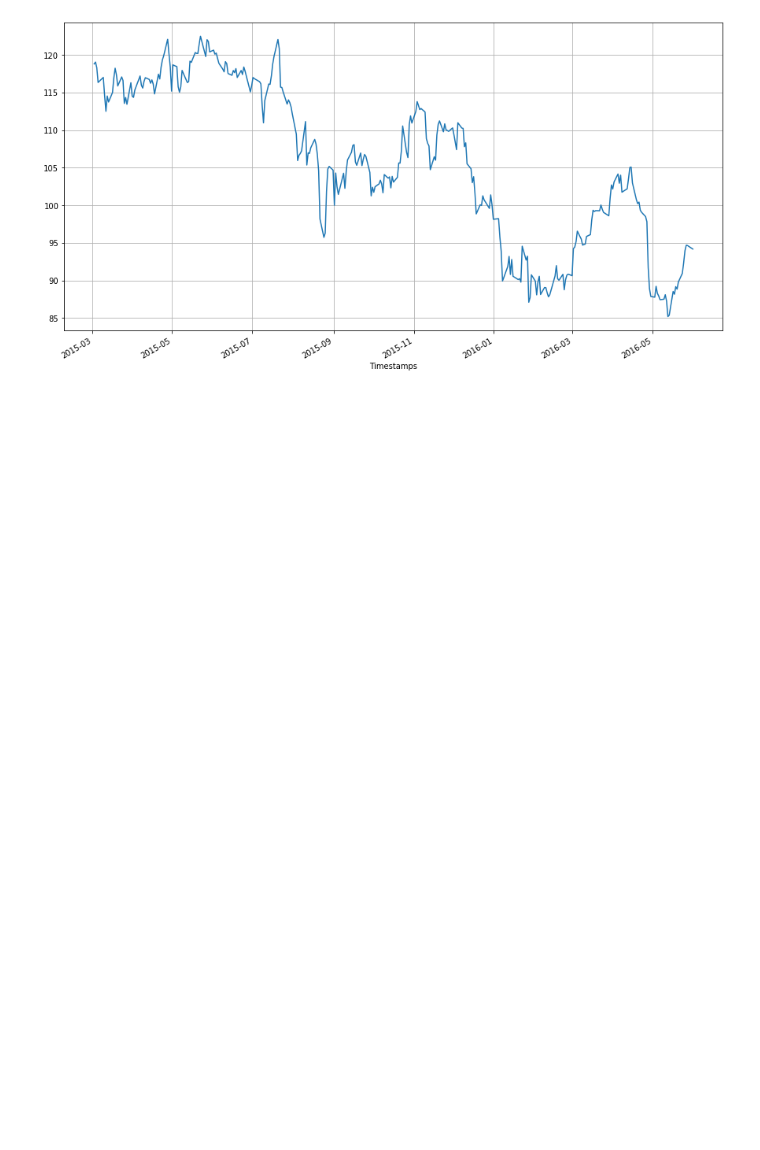
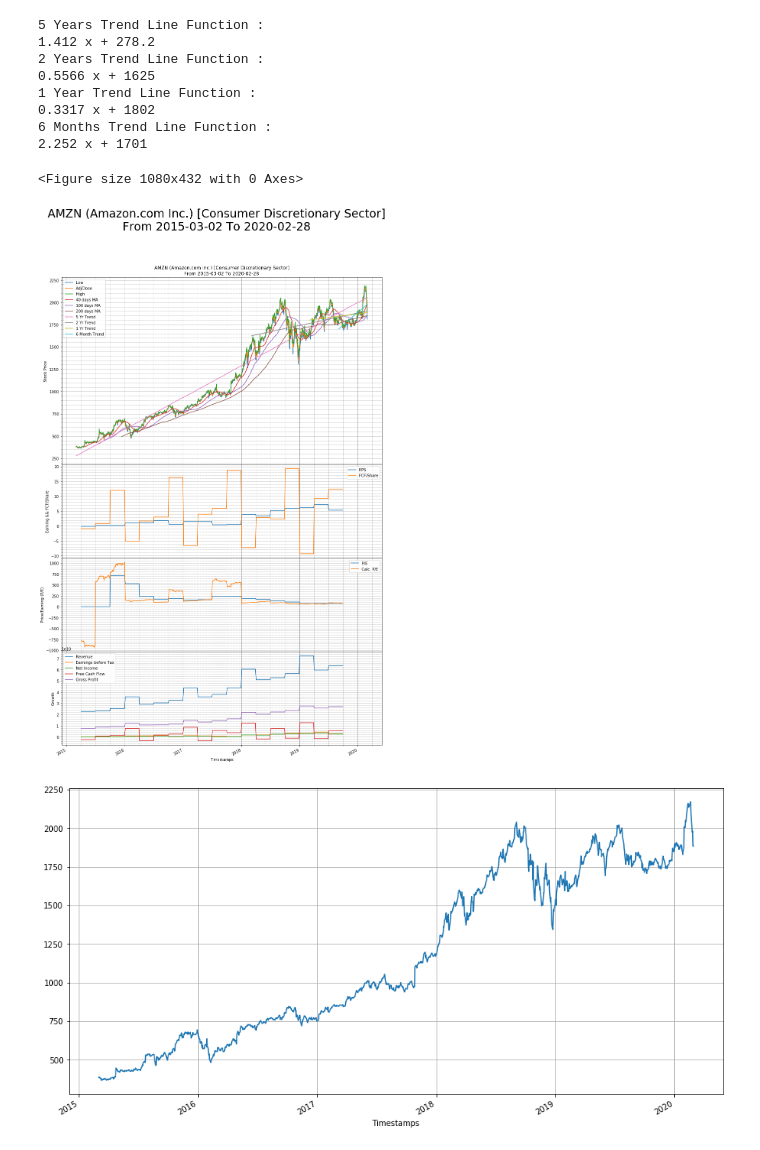
Before and after one commit to sabawi/getstockdata, a Jupyter notebook: test_data.ipynb, the cells around one changed output. Saved outputs shown, nothing was run; the diff lists cells and outputs as text; code cells hidden in the pictures; blank space fills up the shorter version.

Commit message:
New library functions added

```diff
--- a/test_data.ipynb
+++ b/test_data.ipynb
@@ -135 +211,27 @@ def plot_stock_charts():
+# %%
+# Set the data directory and the stock name
+sd.set_data_directory('./data/')
+sd.set_stock('amzn')
+
+# Load S&P Stock list
+stock_count, stock_fields, sp_df = sd.GetSP500_List()
+
+# Get stock company information
+stock_info = sp_df[sp_df.Symbol == sd.stock.upper()]
+company_name = stock_info['Name'].iloc[0]
+company_sector = stock_info['Sector'].iloc[0]
+
+# Plot stock basic charts
+sd.plot_basic_charts()
+# %% [output]
+5 Years Trend Line Function :
+1.412 x + 278.2
+2 Years Trend Line Function :
+0.5566 x + 1625
+1 Year Trend Line Function :
+0.3317 x + 1802
+6 Months Trend Line Function :
+2.252 x + 1701
+<Figure size 1080x432 with 0 Axes>
+[figure, added]
 # %%
@@ -163,11 +250,11 @@ price_df = sd.df_start_after_datetime(price_df, '2015-01-01','2016-06-01')
 # %%
 # Limit the stock prices data in the dates range
-price_df = sd.df_start_after_datetime(price_df, '2015-01-01','2016-06-01')
+#price_df = sd.df_start_after_datetime(price_df, '2015-01-01')
 
 # Plot the prices chart
 price_df['AdjClose'].plot(figsize=(15,8)).grid()
 # %% [output]
-[figure, old version]
+[figure, new version]
 # %%
 # Create a subset of columns in a DataFrame from the stock fundamentals dataset
 cols = ['Revenue','Earnings before Tax','Net Income','Free Cash Flow margin','Gross Profit','Net Profit Margin'] # [ 'Shares', 'Price', 'Revenue', 'Earnings']
```
Also changed, not shown: parts of 11 cells of this notebook, 1 other file.
